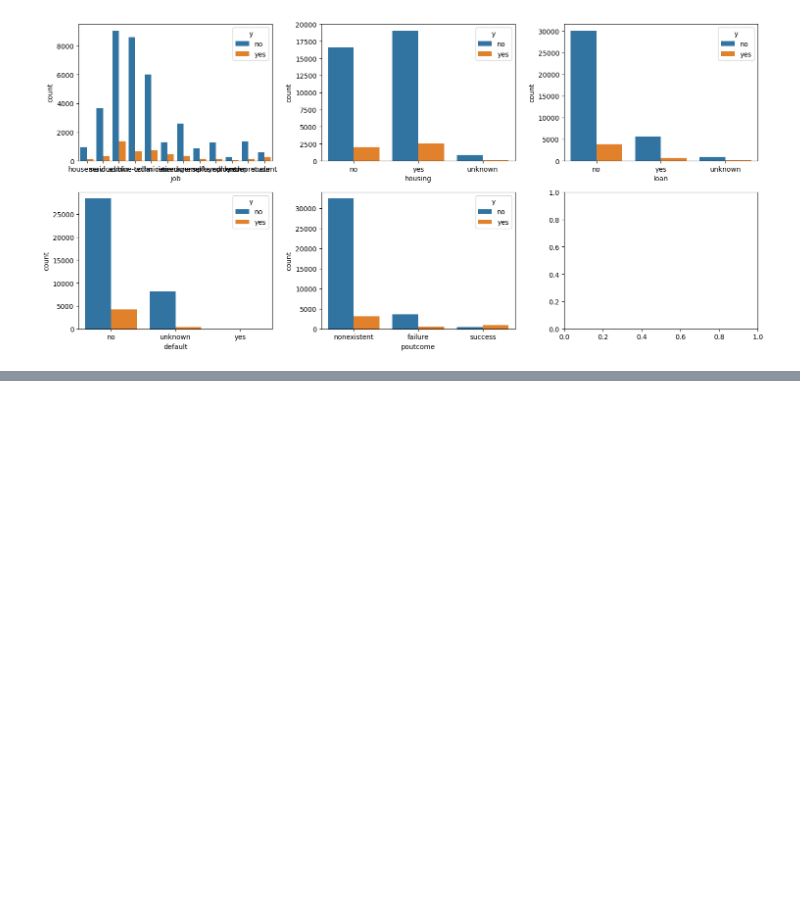
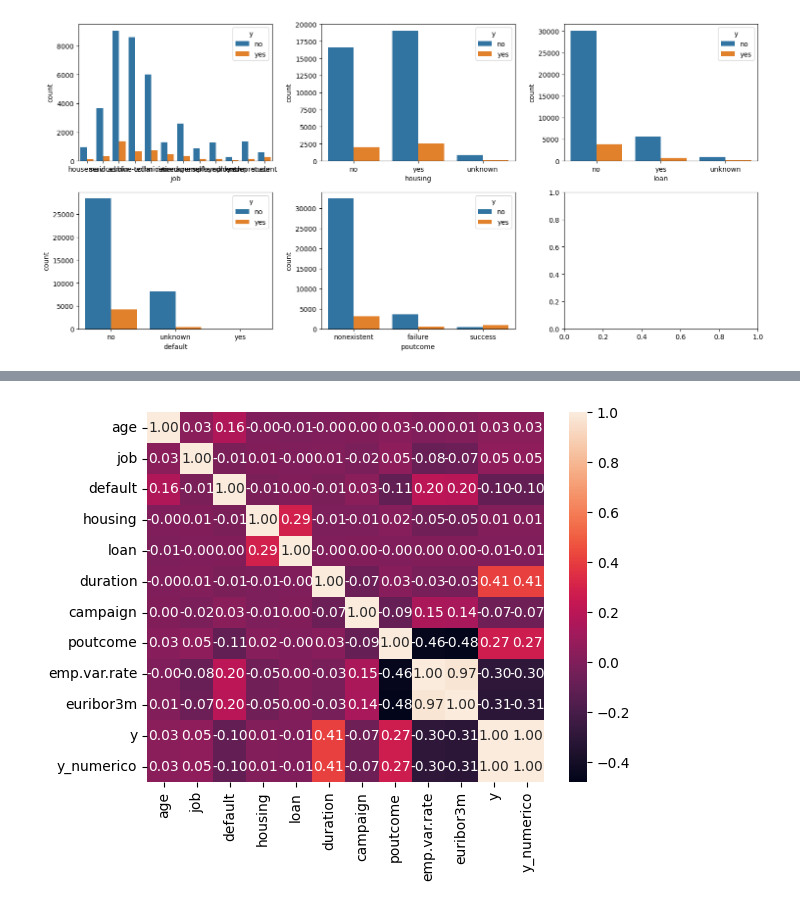
Before and after one commit to Estefaniagz/primer_ml, a Jupyter notebook: src/explore.ipynb, the cells around one changed output, grey strips where cells are left out. Saved outputs shown, nothing was run; the diff lists cells and outputs as text; code cells hidden in the pictures; blank space fills up the shorter version.

```diff
--- a/src/explore.ipynb
+++ b/src/explore.ipynb
@@ -187,3 +215,11 @@ plt.tight_layout()
 plt.show()
 # %% [output]
 [figure]
+# %%
+#analisis numerico-categorico, volver las columnas categoricas en numericas
+df['job'] = pd.factorize(df['job'])[0]   #las columnas que son categoricas volverlas numericas
+df['housing'] = pd.factorize(df['housing'])[0]
+df['loan'] = pd.factorize(df['loan'])[0]
+df['default'] = pd.factorize(df['default'])[0]
+df['poutcome'] = pd.factorize(df['poutcome'])[0]
+df['y'] = pd.factorize(df['y'])[0]
@@ -189,0 +235,5 @@ plt.show()
+# %%
+sns.heatmap(df.corr(), annot=True, fmt='.2f')
+plt.show()
+# %% [output]
+[figure, added]
```
Also changed, not shown: parts of 7 cells of this notebook.
